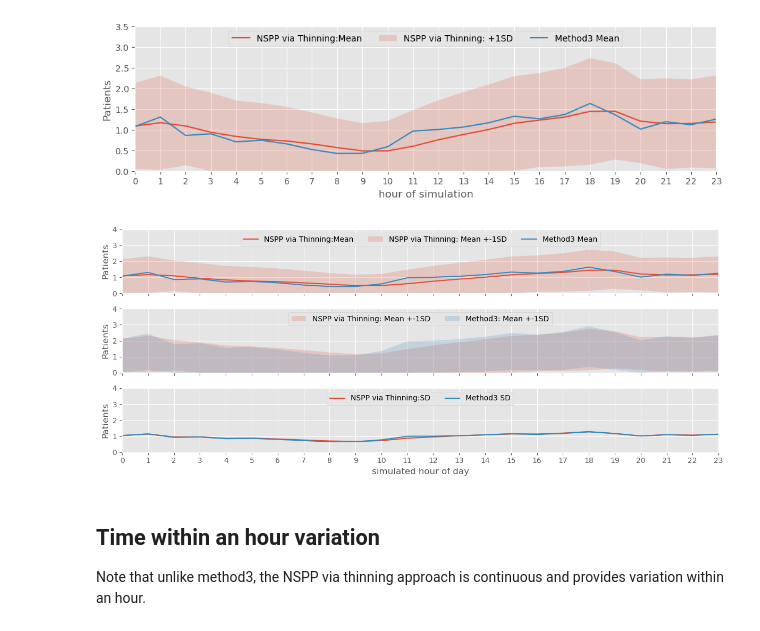
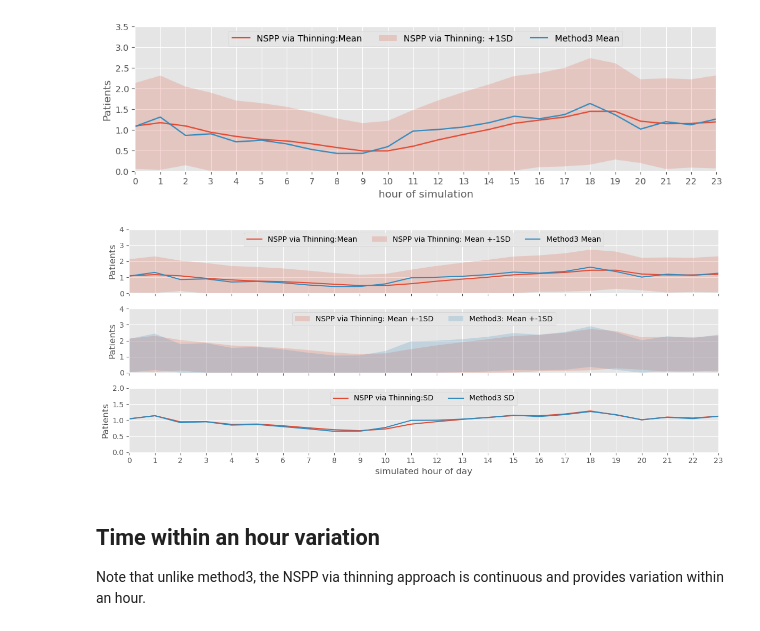
Before and after one commit to TomMonks/ccu_arrivals, a Jupyter notebook: notebooks/02_applied/02_thinning_ccu.ipynb, the cells around one changed output. Cells and saved outputs as stored; diff of their text form; code cells hidden in the pictures.

```diff
--- a/notebooks/02_applied/02_thinning_ccu.ipynb
+++ b/notebooks/02_applied/02_thinning_ccu.ipynb
@@ -222,35 +211,36 @@ fig, axs = plt.subplots(nrows=3, ncols=1, tight_layout=True, figsize=(12,5),
                         sharex=True)
 
 # 0 to 23 for x axis
 x_values = np.arange(0, ccu_arrival_profile_week.shape[0])
 
 # top plot is main comparison
 _ = axs[0].plot(hour_means, label="NSPP via Thinning:Mean")
 _ = axs[0].fill_between(x_values, lower, upper, alpha=0.2, label='NSPP via Thinning: Mean +-1SD')
 _ = axs[0].plot(method3["mean"], label="Method3 Mean")
 
 # compare Mean +- 1*SDs
 _ = axs[1].fill_between(x_values, lower, upper, alpha=0.2, label='NSPP via Thinning: Mean +-1SD')
 _ = axs[1].fill_between(x_values, method3["-1SD"], method3["+1SD"], alpha=0.2, label='Method3: Mean +-1SD')
 
 # compare SD
 _ = axs[2].plot(hour_sd, label="NSPP via Thinning:SD")
 _ = axs[2].plot(method3["sd"], label="Method3 SD")
 
 for ax in axs:
     _ = ax.set_ylim(0, 4.0)
     _ = ax.set_xlim(0, 23)
     _ = ax.set_ylabel("Patients")
     _ = ax.legend(loc="upper center", ncol=3)
 
 # format axes
 _ = plt.xticks(x_values)
 
-axs[2].set_xlabel("simulated hour of day")
+_ = axs[2].set_ylim(0, 2.0)
+_ = axs[2].set_xlabel("simulated hour of day")
 
 fig.savefig("./comparison_weekday.png")
 # %% [output]
-[figure, old version]
+[figure, new version]
 # %% [markdown]
 ## Time within an hour variation
 
```
Also changed, not shown: parts of 3 cells of this notebook, 22 other files.
